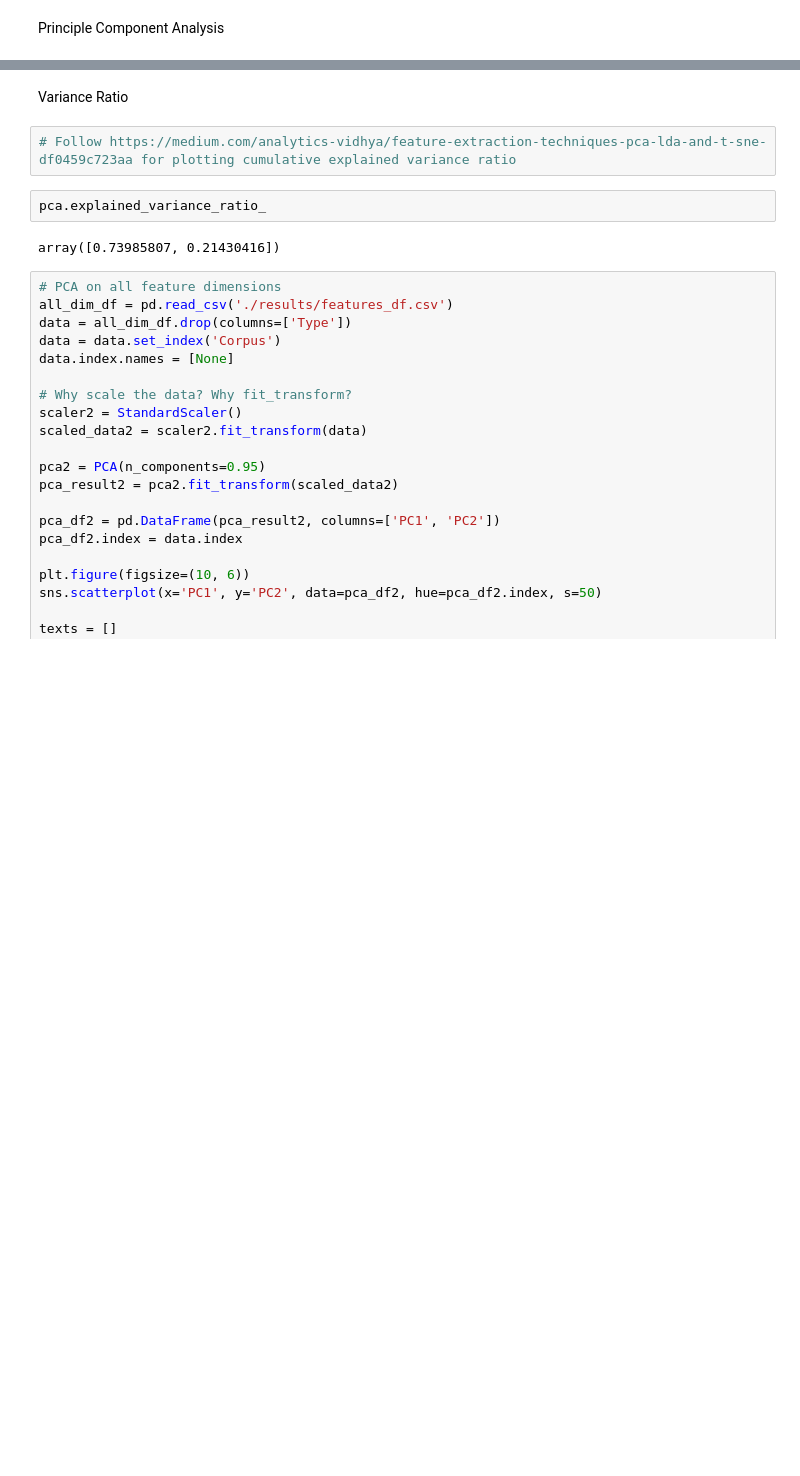
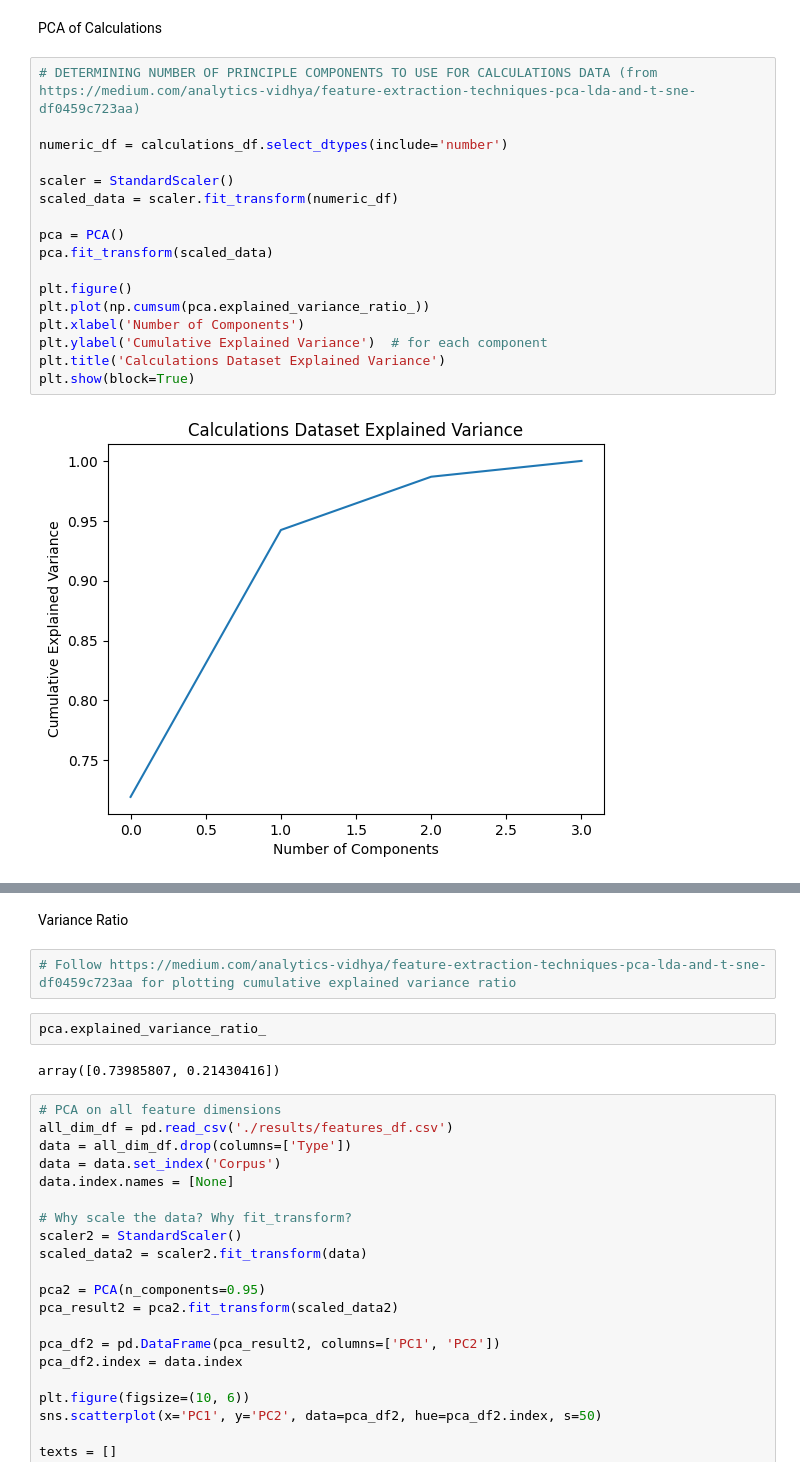
Before and after one commit to kirbergerconnor/iscl-thesis, a Jupyter notebook: features.ipynb, the cells around one changed output, grey strips where cells are left out. Drawn from its saved outputs; the diff is of its cells as text; blank space fills up the shorter version.

```diff
--- a/features.ipynb
+++ b/features.ipynb
@@ -221,3 +208,22 @@ print(pd.read_csv('./results/features_df.csv'))
-# %% [markdown]
-Principle Component Analysis
+# %% [markdown]
+PCA of Calculations
+# %%
+# DETERMINING NUMBER OF PRINCIPLE COMPONENTS TO USE FOR CALCULATIONS DATA (from https://medium.com/analytics-vidhya/feature-extraction-techniques-pca-lda-and-t-sne-df0459c723aa)
+
+numeric_df = calculations_df.select_dtypes(include='number')
+
+scaler = StandardScaler()
+scaled_data = scaler.fit_transform(numeric_df)
+
+pca = PCA()
+pca.fit_transform(scaled_data)
+
+plt.figure()
+plt.plot(np.cumsum(pca.explained_variance_ratio_))
+plt.xlabel('Number of Components')
+plt.ylabel('Cumulative Explained Variance')  # for each component
+plt.title('Calculations Dataset Explained Variance')
+plt.show(block=True)
+# %% [output]
+[figure, added]
 # %%
```
Also changed, not shown: parts of 22 cells of this notebook, 12 other files.
